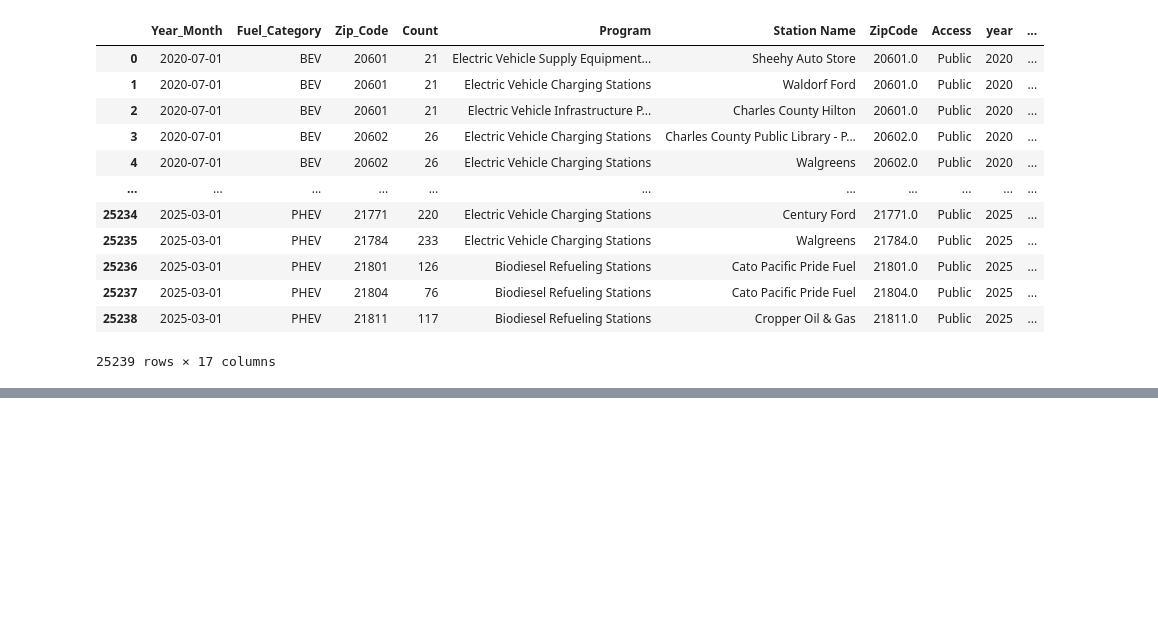
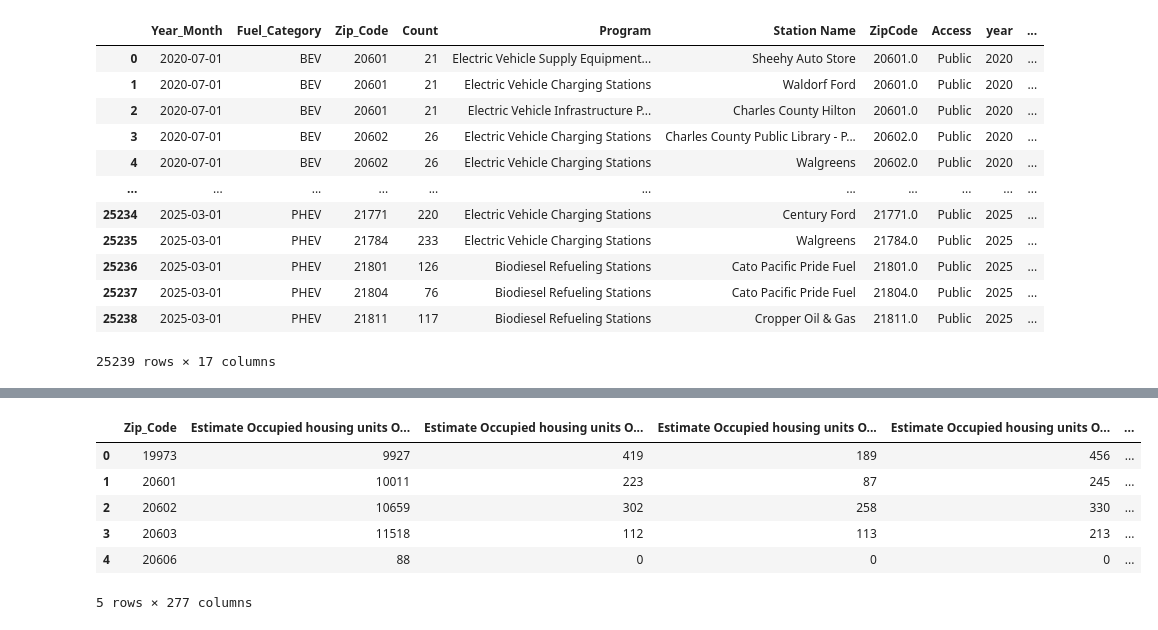
Before and after one commit to chriss-mo/md-evs, a Jupyter notebook: EDA.ipynb, the cells around one changed output, grey strips where cells are left out. Cells and saved outputs as stored; diff of their text form; code cells hidden in the pictures; blank space fills up the shorter version.

```diff
--- a/EDA.ipynb
+++ b/EDA.ipynb
@@ -180,0 +212,11 @@ with_zip_stats
+# %%
+df2503 = proc_df('./data/2503.csv')
+df2503.head()
+# %% [output]
+|  | Zip_Code | Estimate Occupied housing units O... | Estimate Occupied housing units O... | Estimate Occupied housing units O... | Estimate Occupied housing units O... | ... |
+| 0 | 19973 | 9927 | 419 | 189 | 456 | ... |
+| 1 | 20601 | 10011 | 223 | 87 | 245 | ... |
+| 2 | 20602 | 10659 | 302 | 258 | 330 | ... |
+| 3 | 20603 | 11518 | 112 | 113 | 213 | ... |
+| 4 | 20606 | 88 | 0 | 0 | 0 | ... |
+5 rows × 277 columns
```
Also changed, not shown: parts of 5 cells of this notebook, 7 other files.
